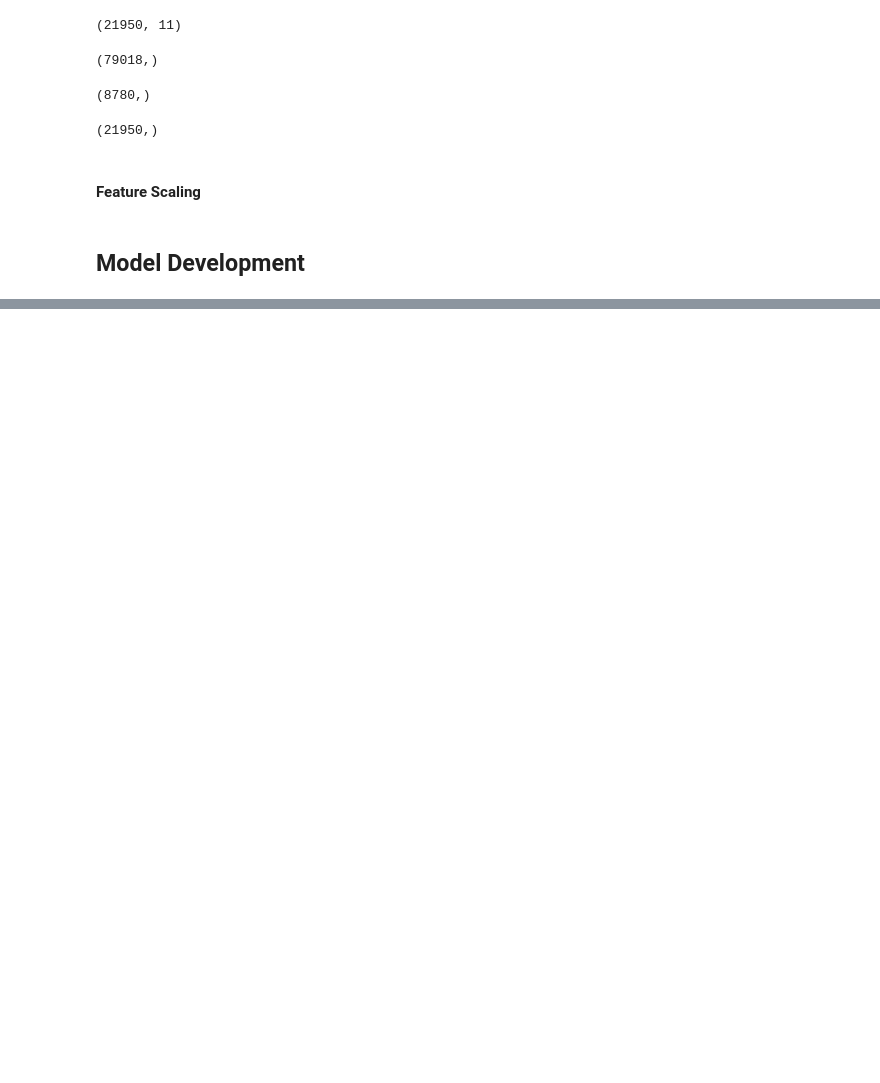
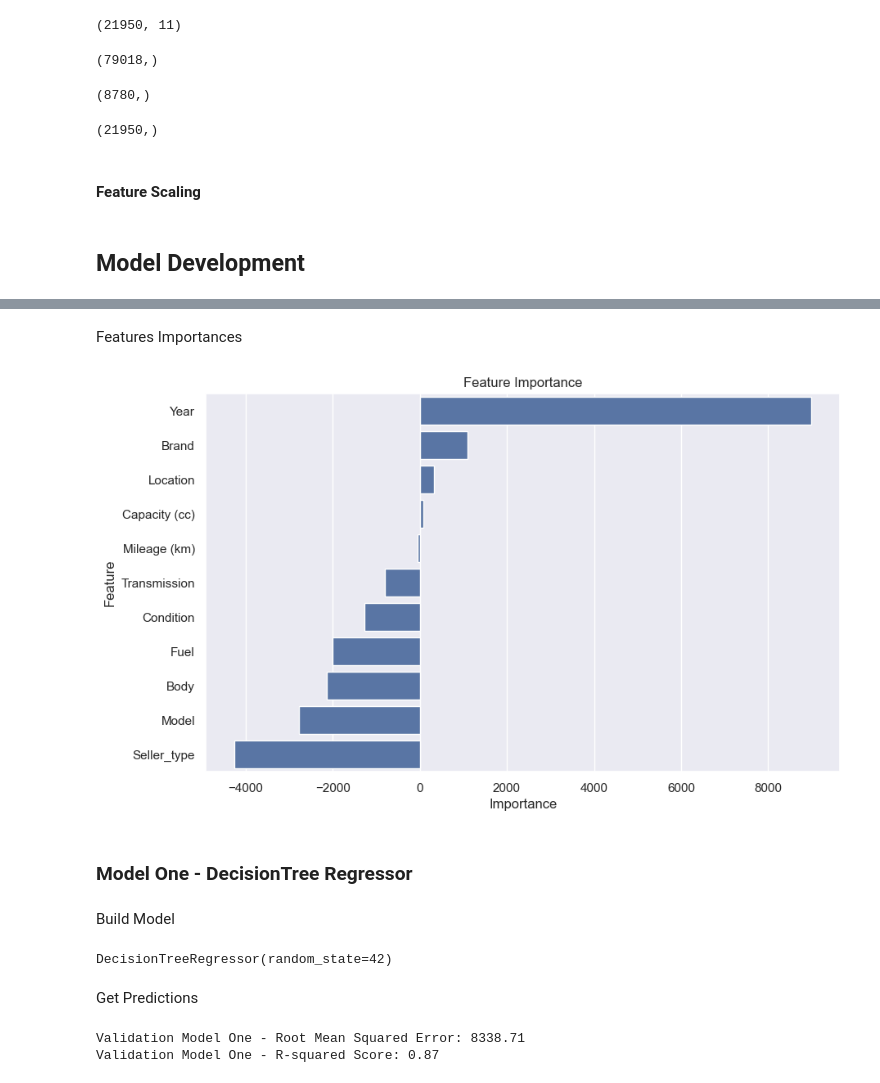
Before and after one commit to toobask/introtoAI1, a Jupyter notebook: notebook/IntroToAI_701_CourseWork_Amua_et_Tooba.ipynb, the cells around one changed output, grey strips where cells are left out. Cells and saved outputs as stored; diff of their text form; code cells hidden in the pictures; blank space fills up the shorter version.

Commit message:
KN and DecisionTree Done

```diff
--- a/notebook/IntroToAI_701_CourseWork_Amua_et_Tooba.ipynb
+++ b/notebook/IntroToAI_701_CourseWork_Amua_et_Tooba.ipynb
@@ -1135,0 +1138,6 @@ X_test = scaler.transform(X_test)
+# %%
+#initialize the baseline model
+baseline_model = LinearRegression()
+
+#train baseline
+baseline_model.fit(X_train, y_train)
@@ -1135,0 +1210,51 @@ X_test = scaler.transform(X_test)
+# %% [markdown]
+Features Importances
+# %%
+#get features importance for baseline model
+feature_importance_bl = pd.DataFrame({"Feature": X.columns, "Importance": baseline_model.coef_})
+
+#sort features in order of importance
+feature_importance_bl = feature_importance_bl.sort_values(by="Importance", ascending=False)
+
+#plot feature importance
+plt.figure(figsize=(10, 6))
+sns.barplot(x="Importance", y="Feature", data=feature_importance_bl)
+plt.title("Feature Importance")
+plt.xlabel("Importance")
+plt.ylabel("Feature")
+plt.show()
+# %% [output]
+[figure, added]
+# %% [markdown]
+### Model One - DecisionTree Regressor
+# %% [markdown]
+Build Model
+# %%
+#initialize model one
+model1 = DecisionTreeRegressor(random_state=42)
+
+#train model
+model1.fit(X_train, y_train)
+# %% [output]
+DecisionTreeRegressor(random_state=42)
+# %% [markdown]
+Get Predictions
+# %%
+#get predictions on X_val
+y_val_pred1 = model1.predict(X_val)
+
+#get mse
+mse1_val = mean_squared_error(y_val, y_val_pred1)
+
+#calculate rmse
+rmse1_val = np.sqrt(mse1_val)
+
+#get r2 score
+r2_val1 = r2_score(y_val, y_val_pred1)
+
+#display scores
+print(f"Validation Model One - Root Mean Squared Error: {rmse1_val:.2f}")
+print(f"Validation Model One - R-squared Score: {r2_val1:.2f}")
+# %% [output]
+Validation Model One - Root Mean Squared Error: 8338.71
+Validation Model One - R-squared Score: 0.87
```
Also changed, not shown: parts of 34 cells of this notebook.
